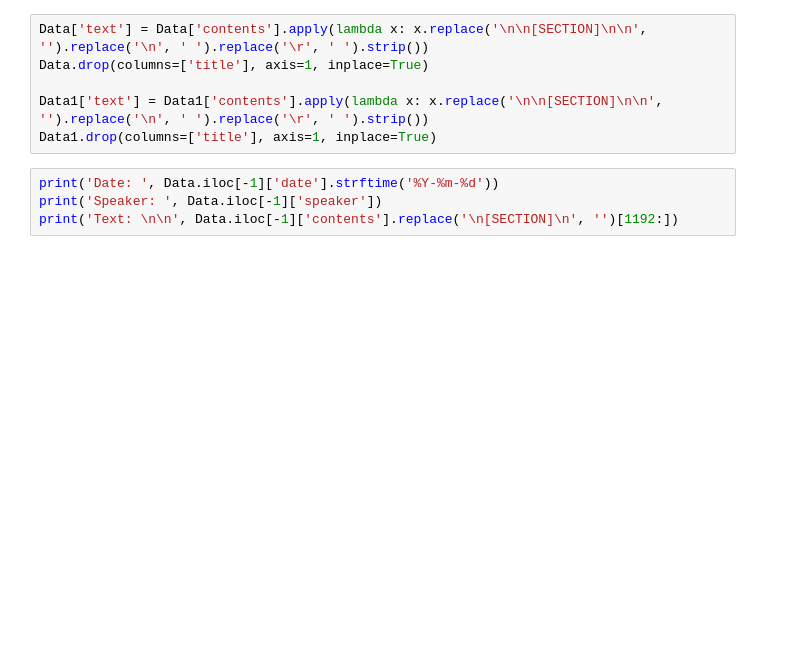
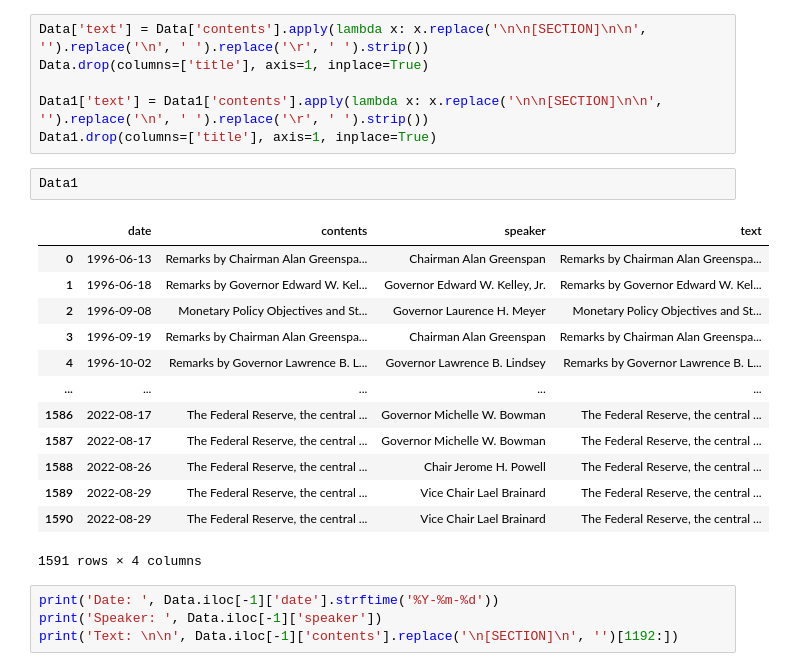
Before and after one commit to keonsunkim/centralbank_analysis, a Jupyter notebook: src/1_FOMC_Analysis_Preliminary.ipynb, the cells around one changed output. Cells and saved outputs as stored; diff of their text form; blank space fills up the shorter version.

```diff
--- a/src/1_FOMC_Analysis_Preliminary.ipynb
+++ b/src/1_FOMC_Analysis_Preliminary.ipynb
@@ -32,6 +124,22 @@ Data.drop(columns=['title'], axis=1, inplace=True)
 
 Data1['text'] = Data1['contents'].apply(lambda x: x.replace('\n\n[SECTION]\n\n', '').replace('\n', ' ').replace('\r', ' ').strip())
 Data1.drop(columns=['title'], axis=1, inplace=True)
+# %%
+Data1
+# %% [output]
+|  | date | contents | speaker | text |
+| 0 | 1996-06-13 | Remarks by Chairman Alan Greenspa... | Chairman Alan Greenspan | Remarks by Chairman Alan Greenspa... |
+| 1 | 1996-06-18 | Remarks by Governor Edward W. Kel... | Governor Edward W. Kelley, Jr. | Remarks by Governor Edward W. Kel... |
+| 2 | 1996-09-08 | Monetary Policy Objectives and St... | Governor Laurence H. Meyer | Monetary Policy Objectives and St... |
+| 3 | 1996-09-19 | Remarks by Chairman Alan Greenspa... | Chairman Alan Greenspan | Remarks by Chairman Alan Greenspa... |
+| 4 | 1996-10-02 | Remarks by Governor Lawrence B. L... | Governor Lawrence B. Lindsey | Remarks by Governor Lawrence B. L... |
+| ... | ... | ... | ... | ... |
+| 1586 | 2022-08-17 | The Federal Reserve, the central ... | Governor Michelle W. Bowman | The Federal Reserve, the central ... |
+| 1587 | 2022-08-17 | The Federal Reserve, the central ... | Governor Michelle W. Bowman | The Federal Reserve, the central ... |
+| 1588 | 2022-08-26 | The Federal Reserve, the central ... | Chair Jerome H. Powell | The Federal Reserve, the central ... |
+| 1589 | 2022-08-29 | The Federal Reserve, the central ... | Vice Chair Lael Brainard | The Federal Reserve, the central ... |
+| 1590 | 2022-08-29 | The Federal Reserve, the central ... | Vice Chair Lael Brainard | The Federal Reserve, the central ... |
+1591 rows × 4 columns
 # %%
 print('Date: ', Data.iloc[-1]['date'].strftime('%Y-%m-%d'))
 print('Speaker: ', Data.iloc[-1]['speaker'])
```
Also changed, not shown: parts of 25 cells of this notebook, 9 other files.
